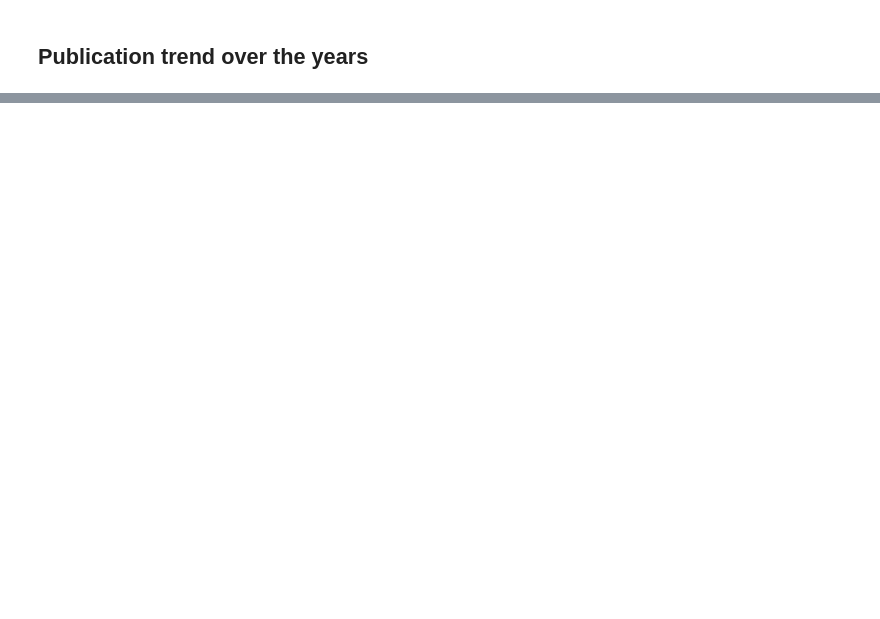
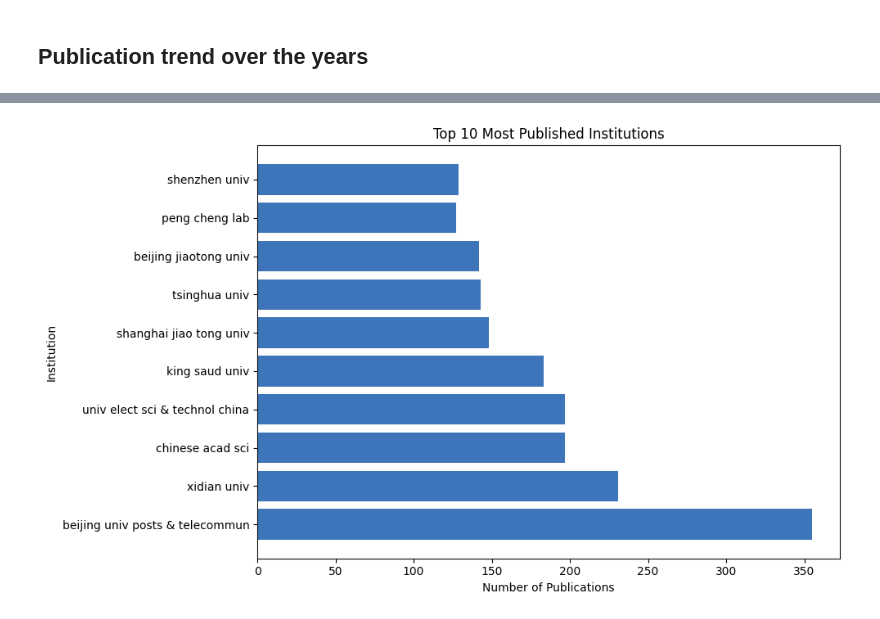
Before and after one commit to tashima42/disciplinas, a Jupyter notebook: CARS007/trabalho-1-bibliometria/trabalho-1.ipynb, the cells around one changed output, grey strips where cells are left out. Drawn from its saved outputs; the diff is of its cells as text; code cells hidden in the pictures; blank space fills up the shorter version.

```diff
--- a/CARS007/trabalho-1-bibliometria/trabalho-1.ipynb
+++ b/CARS007/trabalho-1-bibliometria/trabalho-1.ipynb
@@ -274,0 +279,3 @@ plt.show()
+# %%
+top_institutions = pd.read_csv("data/the-top-10-research-institutions-with-the-most-published-literatures.csv", sep=",")
+top_institutions
@@ -274,0 +294,14 @@ plt.show()
+# %%
+plt.figure(figsize=(10, 6))
+bars = plt.barh(
+  top_institutions["organization"],
+  top_institutions["documents"],
+  color=[(62/255, 117/255, 186/255)],)
+plt.ylabel("Institution")
+plt.xlabel("Number of Publications")
+plt.title("Top 10 Most Published Institutions")
+plt.tight_layout()
+plt.savefig("data/top-institutions.eps", format='eps')
+plt.show()
+# %% [output]
+[figure, added]
```
Also changed, not shown: parts of 21 cells of this notebook, 38 other files.
